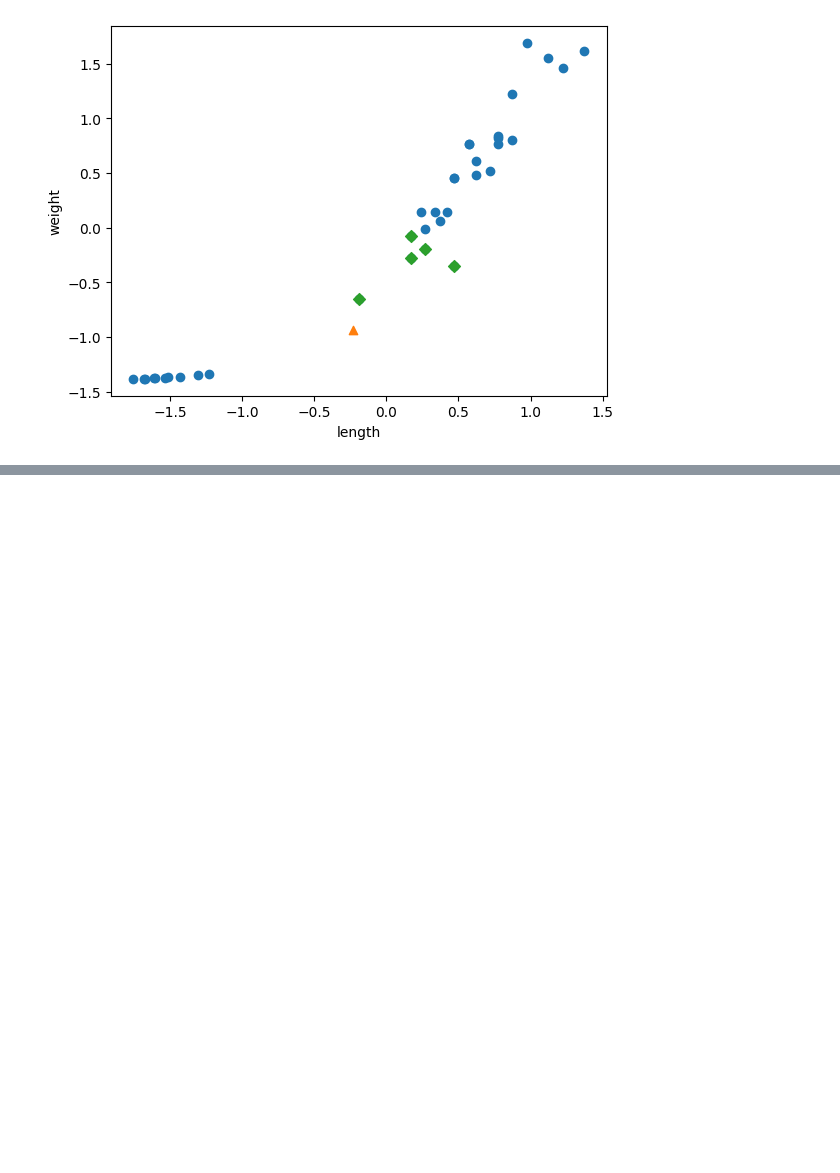
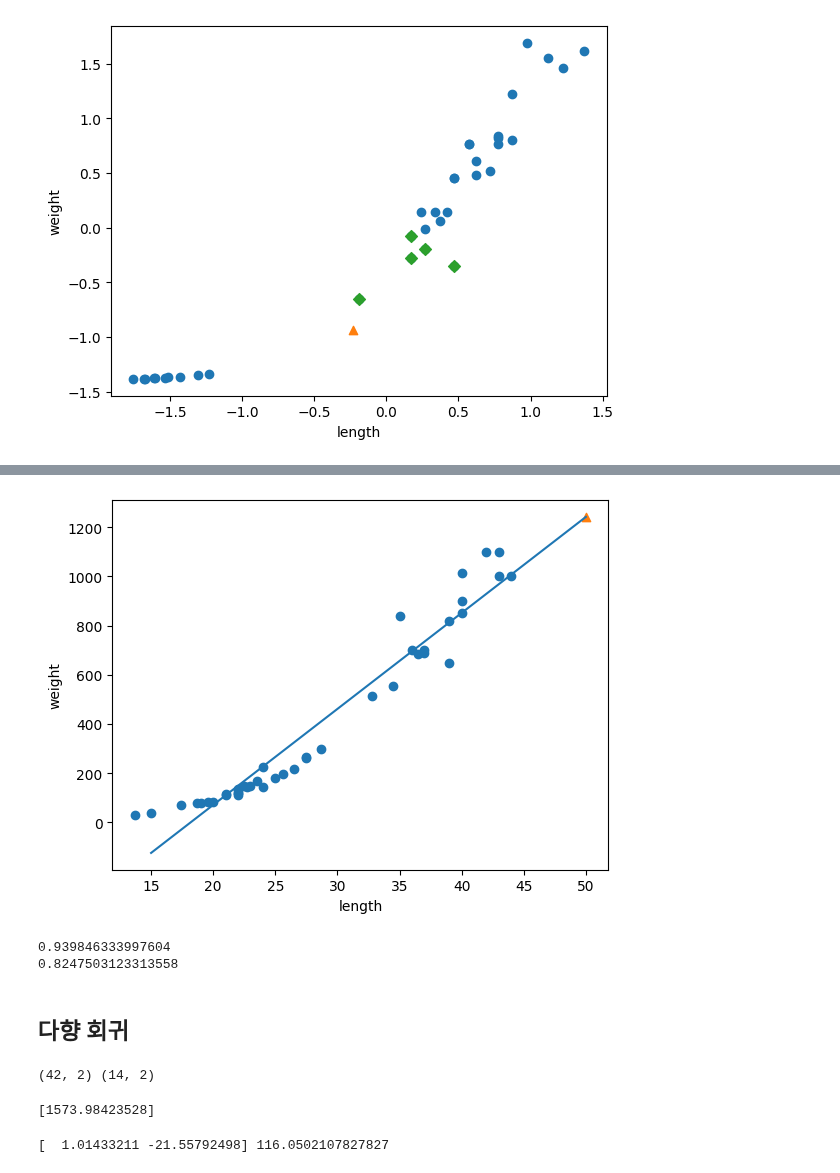
Before and after one commit to StableSub/Learn-AI, a Jupyter notebook: BreamAndSmelt.ipynb, the cells around one changed output, grey strips where cells are left out. Cells and saved outputs as stored; diff of their text form; code cells hidden in the pictures; blank space fills up the shorter version.

```diff
--- a/BreamAndSmelt.ipynb
+++ b/BreamAndSmelt.ipynb
@@ -394,0 +556,33 @@ plt.show() # 이제 정확하게 5개의 가까운 점을 구분 함.
+# %%
+plt.scatter(train_input, train_target)
+plt.plot([15, 50], [15*lr.coef_+lr.intercept_, 50*lr.coef_+lr.intercept_])
+plt.scatter(50, 1241.8, marker='^')
+plt.xlabel('length')
+plt.ylabel('weight')
+plt.show() # 선형 회귀에서 왼쪽으로 쭉 떨어짐. 하지만 실제 양상은 약간 곡선을 그린 형태.
+# %% [output]
+[figure, added]
+# %%
+print(lr.score(train_input, train_target))
+print(lr.score(test_input, test_target)) # 두 개의 성능이 모두 떨어짐으로 과소 적합
+# %% [output]
+0.939846333997604
+0.8247503123313558
+# %% [markdown]
+## 다향 회귀
+# %%
+train_poly = np.column_stack((train_input**2, train_input)) # 농어의 무게 = a*길이^2 + b*길이+c 즉 곡선 형태로 만들기위하여 다향 회귀를 사용.
+test_poly = np.column_stack((test_input**2, test_input))
+print(train_poly.shape, test_poly.shape)
+# %% [output]
+(42, 2) (14, 2)
+# %%
+lr = LinearRegression()
+lr.fit(train_poly, train_target)
+print(lr.predict([[50**2, 50]]))
+# %% [output]
+[1573.98423528]
+# %%
+print(lr.coef_, lr.intercept_) # 무게 = 1.01*길이^2 - 21.6*길이 + 116.05
+# %% [output]
+[  1.01433211 -21.55792498] 116.0502107827827
```
Also changed, not shown: parts of 62 cells of this notebook.
